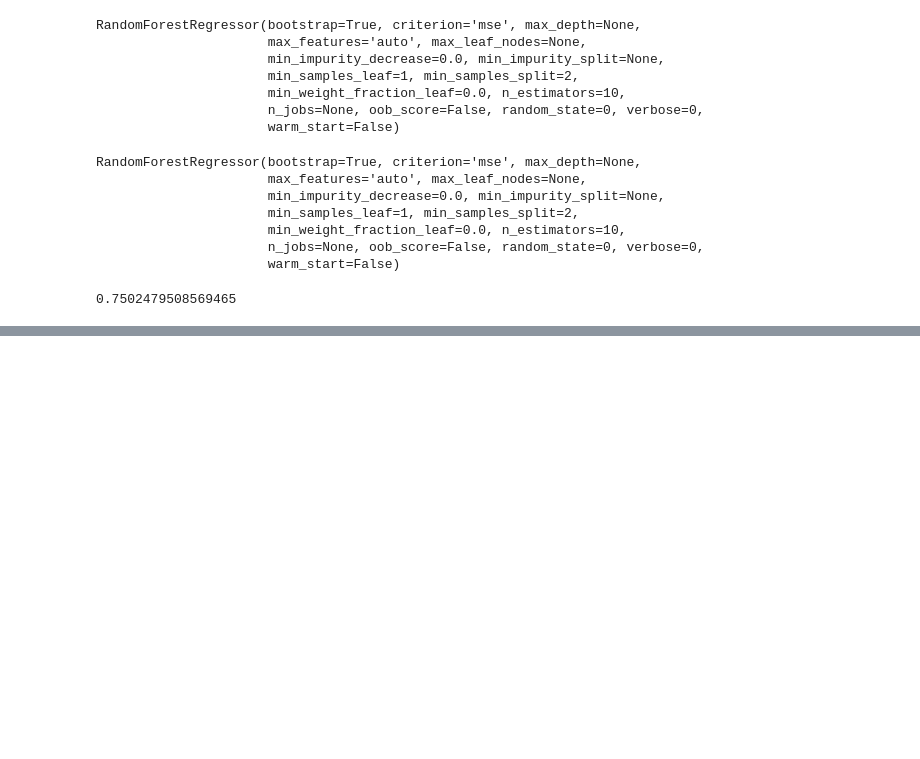
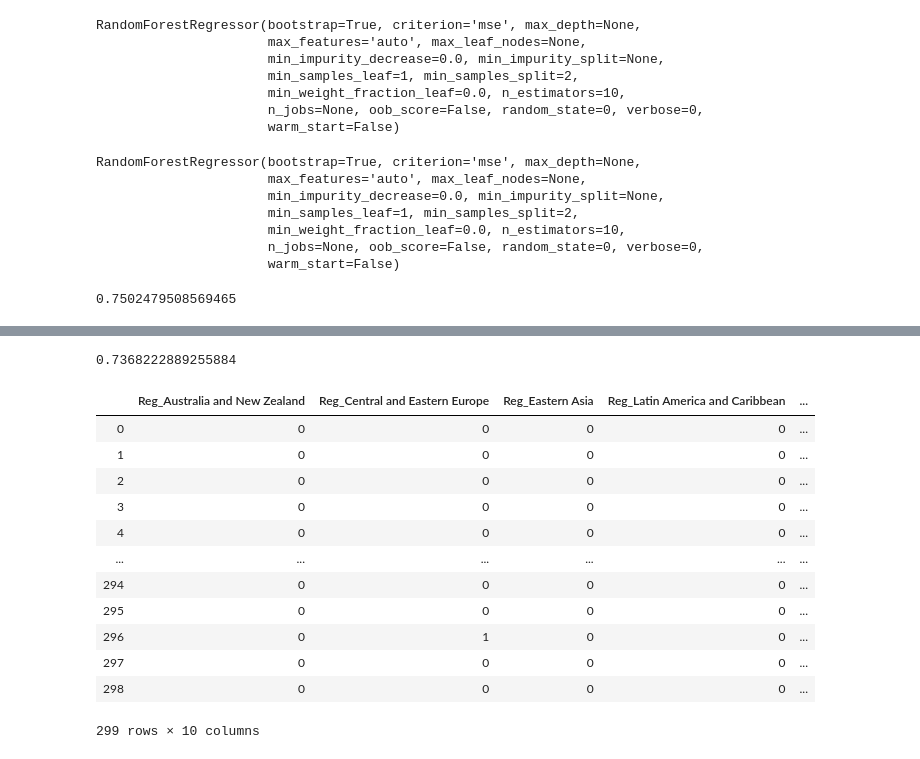
Before and after one commit to kingnmm/py4ds, a Jupyter notebook: FinalProj_NMK.ipynb, the cells around one changed output, grey strips where cells are left out. Cells and saved outputs as stored; diff of their text form; code cells hidden in the pictures; blank space fills up the shorter version.

```diff
--- a/FinalProj_NMK.ipynb
+++ b/FinalProj_NMK.ipynb
@@ -922,0 +951,7 @@ print(r_square3)
+# %%
+# Model Evaluation using R-Square
+from sklearn import metrics
+r_square4 = metrics.r2_score(ytest2, y_predict_model4)
+print(r_square4)
+# %% [output]
+0.7368222889255884
@@ -922,0 +965,18 @@ print(r_square3)
+# %%
+# Create Dummy variables for Region to determine whether R-Squared can be Improved
+# pd.get_dummies(flights2.carrier, prefix = 'carrier')
+pd.get_dummies(join_1819_reg.Region, prefix = 'Reg')
+# %% [output]
+|  | Reg_Australia and New Zealand | Reg_Central and Eastern Europe | Reg_Eastern Asia | Reg_Latin America and Caribbean | ... |
+| 0 | 0 | 0 | 0 | 0 | ... |
+| 1 | 0 | 0 | 0 | 0 | ... |
+| 2 | 0 | 0 | 0 | 0 | ... |
+| 3 | 0 | 0 | 0 | 0 | ... |
+| 4 | 0 | 0 | 0 | 0 | ... |
+| ... | ... | ... | ... | ... | ... |
+| 294 | 0 | 0 | 0 | 0 | ... |
+| 295 | 0 | 0 | 0 | 0 | ... |
+| 296 | 0 | 1 | 0 | 0 | ... |
+| 297 | 0 | 0 | 0 | 0 | ... |
+| 298 | 0 | 0 | 0 | 0 | ... |
+299 rows × 10 columns
```
Also changed, not shown: parts of 21 cells of this notebook.
